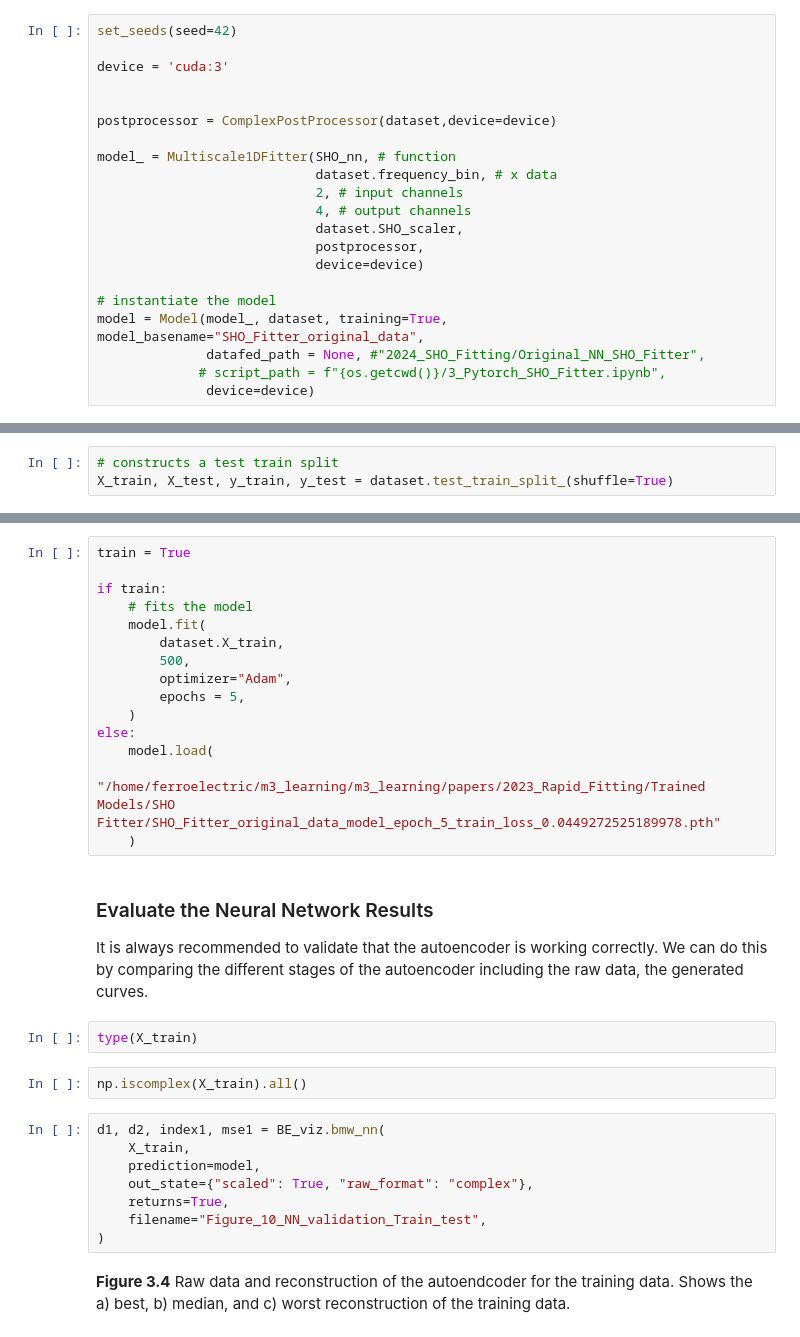
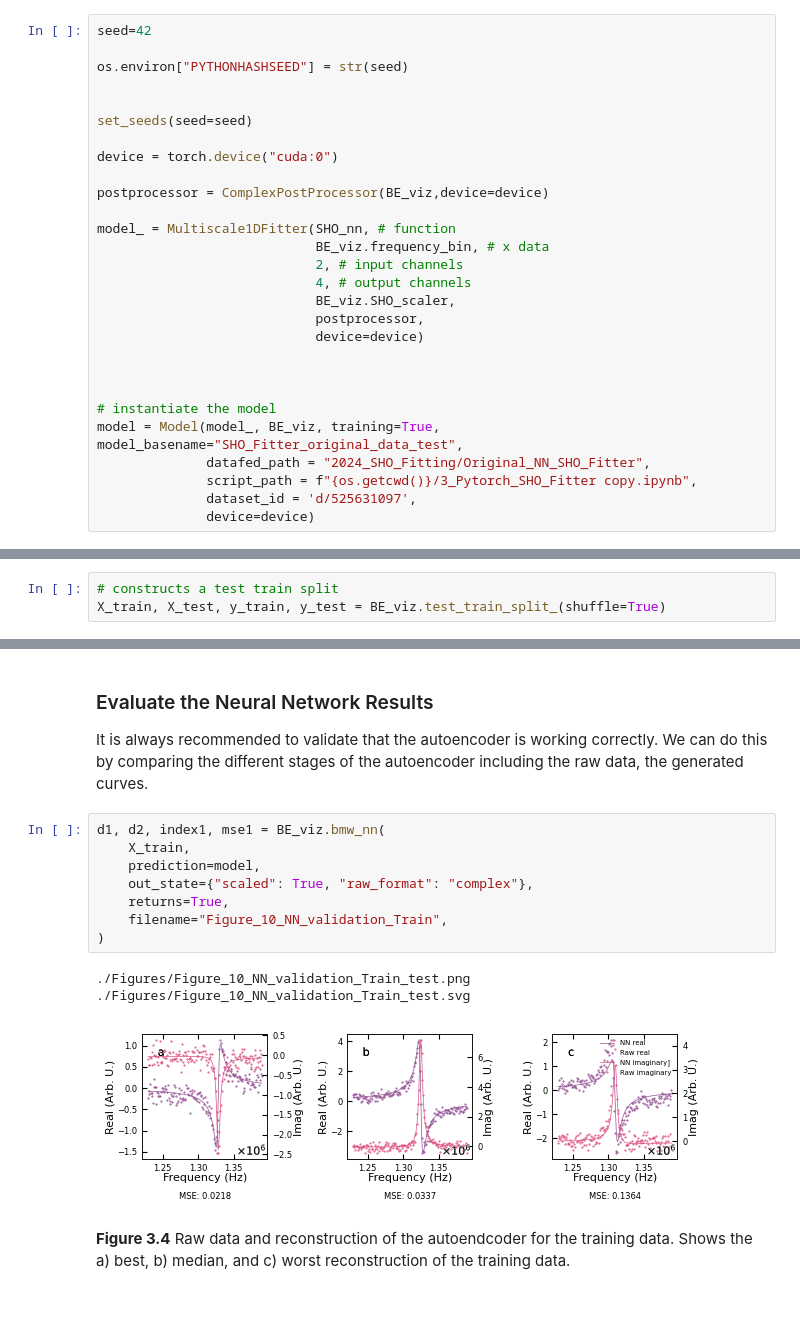
Before and after one commit to m3-learning/Rapid-Fitting-BEPFM-NN, a Jupyter notebook: notebooks/3_Pytorch_SHO_Fitter.ipynb, the cells around one changed output, grey strips where cells are left out. Cells and saved outputs as stored; diff of their text form; blank space fills up the shorter version.

```diff
--- a/notebooks/3_Pytorch_SHO_Fitter.ipynb
+++ b/notebooks/3_Pytorch_SHO_Fitter.ipynb
@@ -136,23 +143,30 @@ We will train the model from scratch. Generally the model trains very well in a
 # %%
 dataset.SHO_Scaler()
 # %%
-set_seeds(seed=42)
+seed=42
 
-device = 'cuda:3'
+os.environ["PYTHONHASHSEED"] = str(seed)
 
 
-postprocessor = ComplexPostProcessor(dataset,device=device)
+set_seeds(seed=seed)
+
+device = torch.device("cuda:0")
+
+postprocessor = ComplexPostProcessor(BE_viz,device=device)
 
 model_ = Multiscale1DFitter(SHO_nn, # function
-                            dataset.frequency_bin, # x data
+                            BE_viz.frequency_bin, # x data
                             2, # input channels
                             4, # output channels
-                            dataset.SHO_scaler,
+                            BE_viz.SHO_scaler,
                             postprocessor,
                             device=device)
 
+
+
 # instantiate the model
-model = Model(model_, dataset, training=True, model_basename="SHO_Fitter_original_data",
-              datafed_path = None, #"2024_SHO_Fitting/Original_NN_SHO_Fitter",
-             # script_path = f"{os.getcwd()}/3_Pytorch_SHO_Fitter.ipynb",
+model = Model(model_, BE_viz, training=True, model_basename="SHO_Fitter_original_data_test",
+              datafed_path = "2024_SHO_Fitting/Original_NN_SHO_Fitter",
+              script_path = f"{os.getcwd()}/3_Pytorch_SHO_Fitter copy.ipynb",
+              dataset_id = 'd/525631097',
               device=device)
@@ -159,3 +177,3 @@ model = Model(model_, dataset, training=True, model_basename="SHO_Fitter_origina
 # %%
 # constructs a test train split
-X_train, X_test, y_train, y_test = dataset.test_train_split_(shuffle=True)
+X_train, X_test, y_train, y_test = BE_viz.test_train_split_(shuffle=True)
@@ -193,34 +227,19 @@ df_api.collectionGetParents('d/525655818')
-# %%
-train = True
-
-if train:
-    # fits the model
-    model.fit(
-        dataset.X_train,
-        500,
-        optimizer="Adam",
-        epochs = 5,
-    )
-else:
-    model.load(
-        "/home/ferroelectric/m3_learning/m3_learning/papers/2023_Rapid_Fitting/Trained Models/SHO Fitter/SHO_Fitter_original_data_model_epoch_5_train_loss_0.0449272525189978.pth"
-    )
 # %% [markdown]
 ### Evaluate the Neural Network Results
 
 It is always recommended to validate that the autoencoder is working correctly. We can do this by comparing the different stages of the autoencoder including the raw data, the generated curves.
-# %%
-type(X_train)
-# %%
-np.iscomplex(X_train).all()
 # %%
 d1, d2, index1, mse1 = BE_viz.bmw_nn(
     X_train,
     prediction=model,
     out_state={"scaled": True, "raw_format": "complex"},
     returns=True,
-    filename="Figure_10_NN_validation_Train_test",
+    filename="Figure_10_NN_validation_Train",
 )
+# %% [output]
+./Figures/Figure_10_NN_validation_Train_test.png
+./Figures/Figure_10_NN_validation_Train_test.svg
+[figure, added]
 # %% [markdown]
 **Figure 3.4** Raw data and reconstruction of the autoendcoder for the training data. Shows the a) best, b) median, and c) worst reconstruction of the training data.
 # %%
```
Also changed, not shown: parts of 33 cells of this notebook, 12 other files.
